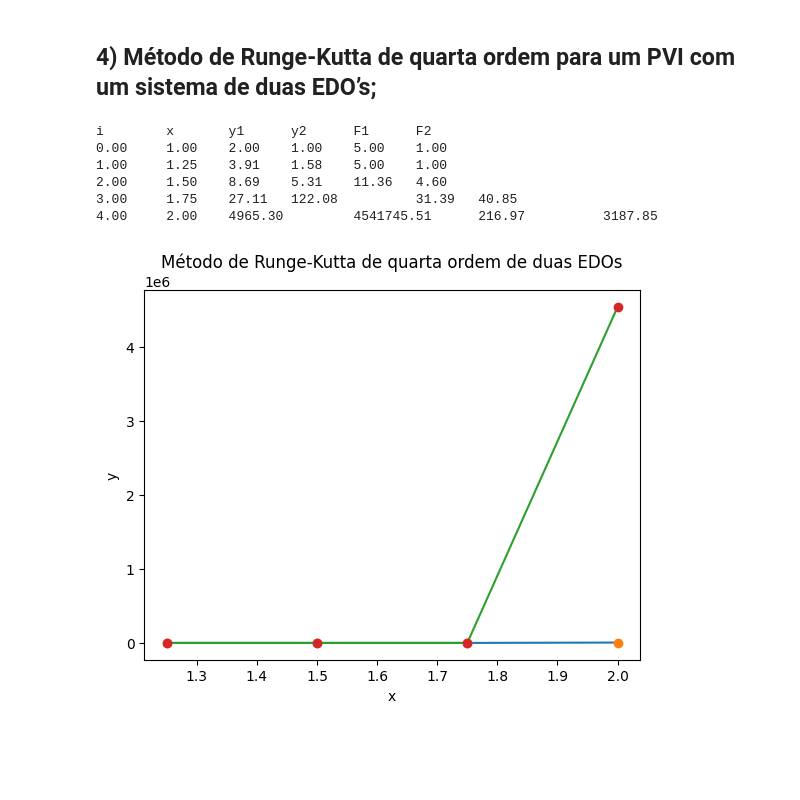
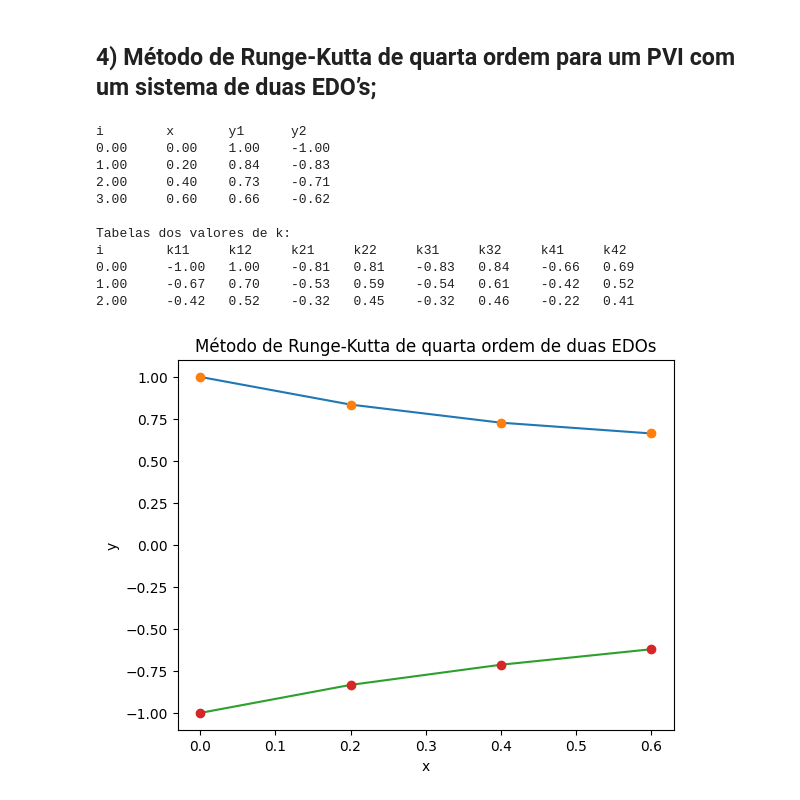
Before and after one commit to mariabandeira/EDO, a Jupyter notebook: Pratica1_EDO.ipynb, the cells around one changed output. Cells and saved outputs as stored; diff of their text form; code cells hidden in the pictures; blank space fills up the shorter version.

```diff
--- a/Pratica1_EDO.ipynb
+++ b/Pratica1_EDO.ipynb
@@ -178,12 +208,10 @@ def runge_kutta2(a, b, m, y10, y20):
   VetX = [xt]
   VetY1 = [yt1]
   VetY2 = [yt2]
+  k1, k2, k3, k4 = [], [], [], []
 
-  F1 = f1(xt, yt1, yt2)
-  F2 = f2(xt, yt1, yt2)
-
-  print("i \t x \t y1 \t y2 \t F1 \t F2")
-  print(f"{0:.2f} \t {xt:.2f} \t {yt1:.2f} \t {yt2:.2f} \t {F1:.2f} \t {F2:.2f}")
+  print("i \t x \t y1 \t y2")
+  print(f"{0:.2f} \t {xt:.2f} \t {yt1:.2f} \t {yt2:.2f}")
 
   for i in range(1, m+1):
     x = xt
@@ -208,10 +236,27 @@ def runge_kutta2(a, b, m, y10, y20):
     xt = a + i*h
     yt1 = yt1 + (h/6)*(k11 + 2*(k21 + k31) + k41)
     yt2 = yt2 + (h/6)*(k12 + 2*(k22 + k32) + k42)
-    print(f"{i:.2f} \t {xt:.2f} \t {yt1:.2f} \t {yt2:.2f} \t {k11:.2f} \t {k12:.2f}")
+    print(f"{i:.2f} \t {xt:.2f} \t {yt1:.2f} \t {yt2:.2f}")
     VetX.append(xt)
     VetY1.append(yt1)
     VetY2.append(yt2)
+
+    # Armazenar os valores de k
+    k1.append((k11, k12))
+    k2.append((k21, k22))
+    k3.append((k31, k32))
+    k4.append((k41, k42))
+
+  # Imprimir tabelas dos valores de k
+  print("\nTabelas dos valores de k:")
+  print("i \t k11 \t k12 \t k21 \t k22 \t k31 \t k32 \t k41 \t k42")
+  for i in range(m):
+      k11, k12 = k1[i]
+      k21, k22 = k2[i]
+      k31, k32 = k3[i]
+      k41, k42 = k4[i]
+      print(f"{i:.2f} \t {k11:.2f} \t {k12:.2f} \t {k21:.2f} \t {k22:.2f} \t {k31:.2f} \t {k32:.2f} \t {k41:.2f} \t {k42:.2f}")
+
   return VetX, VetY1, VetY2
 # %%
 def f1(x, y1, y2):
@@ -222,20 +267,25 @@ def f2(x, y1, y2):
 # %%
-VetX, VetY1, VetY2 = runge_kutta2(1, 2, 4, 2, 1)
+VetX, VetY1, VetY2 = runge_kutta2(0, 0.6, 3, 1, -1)
 # %% [output]
-i        x       y1      y2      F1      F2
-0.00     1.00    2.00    1.00    5.00    1.00
-1.00     1.25    3.91    1.58    5.00    1.00
-2.00     1.50    8.69    5.31    11.36   4.60
-3.00     1.75    27.11   122.08          31.39   40.85
-4.00     2.00    4965.30         4541745.51      216.97          3187.85
+i        x       y1      y2
+0.00     0.00    1.00    -1.00
+1.00     0.20    0.84    -0.83
+2.00     0.40    0.73    -0.71
+3.00     0.60    0.66    -0.62
+
+Tabelas dos valores de k:
+i        k11     k12     k21     k22     k31     k32     k41     k42
+0.00     -1.00   1.00    -0.81   0.81    -0.83   0.84    -0.66   0.69
+1.00     -0.67   0.70    -0.53   0.59    -0.54   0.61    -0.42   0.52
+2.00     -0.42   0.52    -0.32   0.45    -0.32   0.46    -0.22   0.41
 # %%
-plt.plot(VetX[1:], VetY1[1:])
-plt.plot(VetX[1:], VetY1[1:], 'o')
-plt.plot(VetX[1:], VetY2[1:])
-plt.plot(VetX[1:], VetY2[1:], 'o')
+plt.plot(VetX[0:], VetY1[0:])
+plt.plot(VetX[0:], VetY1[0:], 'o')
+plt.plot(VetX[0:], VetY2[0:])
+plt.plot(VetX[0:], VetY2[0:], 'o')
 plt.xlabel('x')
 plt.ylabel('y')
 plt.title('Método de Runge-Kutta de quarta ordem de duas EDOs')
 plt.show()
 # %% [output]
-[figure, old version]
+[figure, new version]
```
Also changed, not shown: parts of 8 cells of this notebook.
